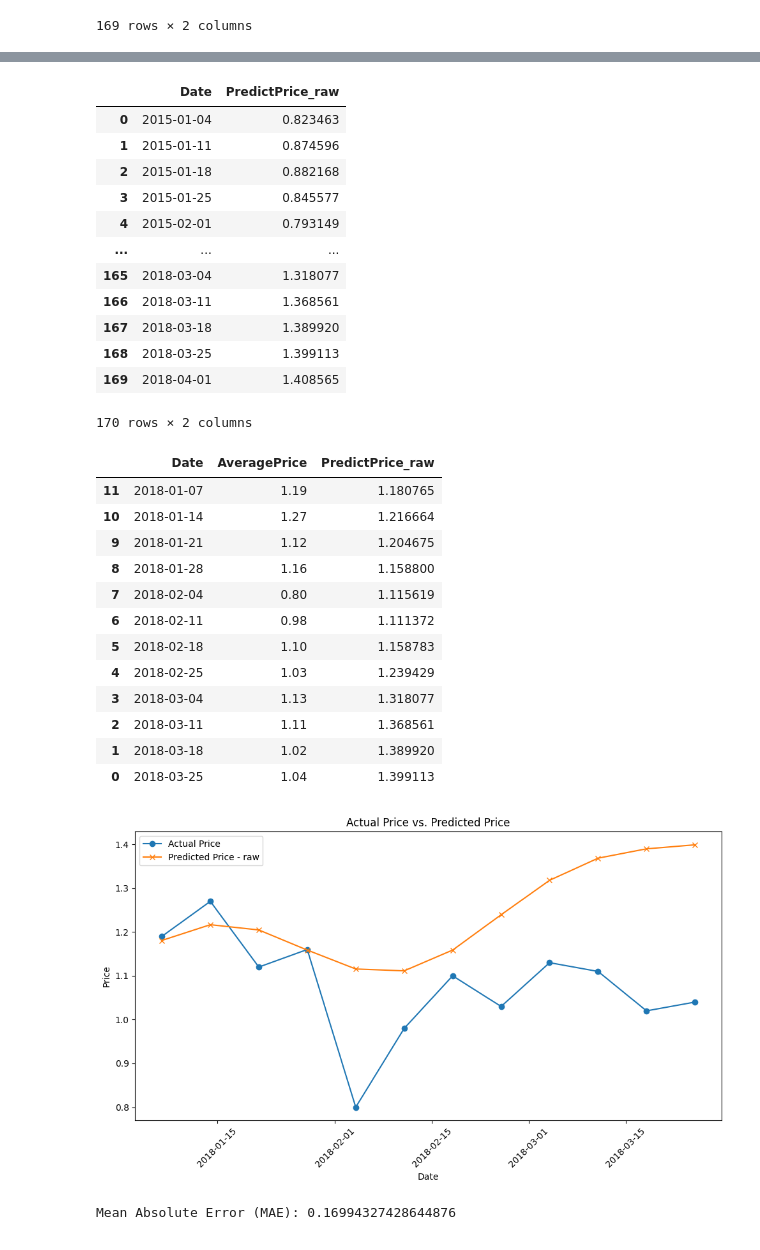
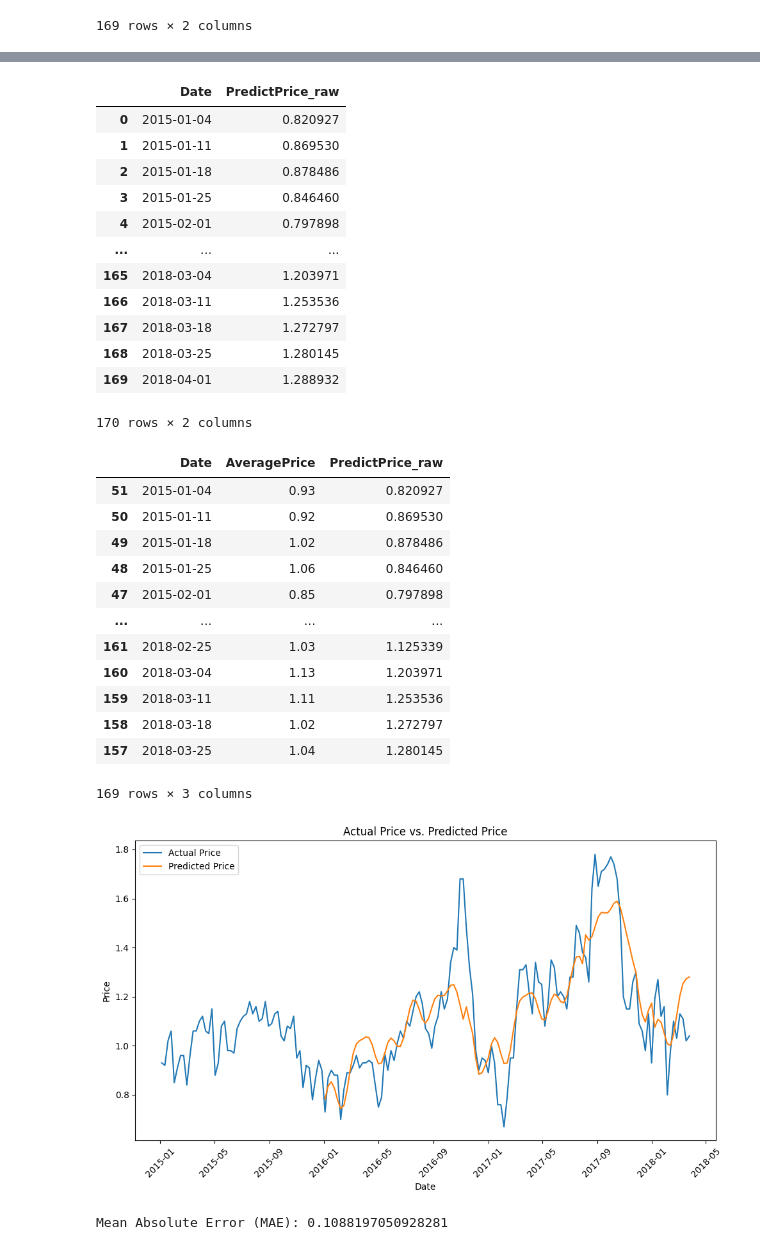
Before and after one commit to dunp7/Avocado-Price-Prediction, a Jupyter notebook: Task_1/prophet-avocado.ipynb, the cells around one changed output, grey strips where cells are left out. Cells and saved outputs as stored; diff of their text form; code cells hidden in the pictures.

```diff
--- a/Task_1/prophet-avocado.ipynb
+++ b/Task_1/prophet-avocado.ipynb
@@ -143,9 +150,17 @@ df_election = pd.DataFrame({
     )
 })
 
+df_tax = pd.DataFrame({
+    'holiday': 'Tax',
+    'ds': pd.date_range(
+        dt.datetime(2017, 8, 1),
+        dt.datetime(2017, 12, 31)
+    )
+})
+
 ## combine holidays
 holidays = pd.concat(
-    [df_noel, df_blkfrd, df_election],
+    [df_noel, df_blkfrd, df_election, df_tax],
     ignore_index=True
 )
 
@@ -317,0 +262,4 @@ model.fit(data_train_raw)
+# %%
+changepoints=['2015-10-25', '2016-02-07', '2016-05-01', '2016-11-06', '2017-02-05', '2017-10-15'] # '2016-12-10'
+model = Prophet(yearly_seasonality = True, seasonality_prior_scale=0.1, holidays=holidays, changepoint_prior_scale=0.01, changepoints=changepoints)
+model.fit(data_train_raw)
@@ -339,55 +291,55 @@ forecast_raw_df.columns = ['Date', 'PredictPrice_raw']
 forecast_raw_df
 # %% [output]
 |  | Date | PredictPrice_raw |
-| 0 | 2015-01-04 | 0.823463 |
-| 1 | 2015-01-11 | 0.874596 |
-| 2 | 2015-01-18 | 0.882168 |
-| 3 | 2015-01-25 | 0.845577 |
-| 4 | 2015-02-01 | 0.793149 |
+| 0 | 2015-01-04 | 0.820927 |
+| 1 | 2015-01-11 | 0.869530 |
+| 2 | 2015-01-18 | 0.878486 |
+| 3 | 2015-01-25 | 0.846460 |
+| 4 | 2015-02-01 | 0.797898 |
 | ... | ... | ... |
-| 165 | 2018-03-04 | 1.318077 |
-| 166 | 2018-03-11 | 1.368561 |
-| 167 | 2018-03-18 | 1.389920 |
-| 168 | 2018-03-25 | 1.399113 |
-| 169 | 2018-04-01 | 1.408565 |
+| 165 | 2018-03-04 | 1.203971 |
+| 166 | 2018-03-11 | 1.253536 |
+| 167 | 2018-03-18 | 1.272797 |
+| 168 | 2018-03-25 | 1.280145 |
+| 169 | 2018-04-01 | 1.288932 |
 170 rows × 2 columns
 # %%
-result_df_raw = pd.merge(data_predict_raw, forecast_raw_df, on='Date', how='left', validate='1:1')
+result_df_raw = pd.merge(df_train_raw, forecast_raw_df, on='Date', how='left', validate='1:1')
 result_df_raw = result_df_raw.sort_values(by='Date', ascending=True)
 result_df_raw
 # %% [output]
 |  | Date | AveragePrice | PredictPrice_raw |
-| 11 | 2018-01-07 | 1.19 | 1.180765 |
-| 10 | 2018-01-14 | 1.27 | 1.216664 |
-| 9 | 2018-01-21 | 1.12 | 1.204675 |
-| 8 | 2018-01-28 | 1.16 | 1.158800 |
-| 7 | 2018-02-04 | 0.80 | 1.115619 |
-| 6 | 2018-02-11 | 0.98 | 1.111372 |
-| 5 | 2018-02-18 | 1.10 | 1.158783 |
-| 4 | 2018-02-25 | 1.03 | 1.239429 |
-| 3 | 2018-03-04 | 1.13 | 1.318077 |
-| 2 | 2018-03-11 | 1.11 | 1.368561 |
-| 1 | 2018-03-18 | 1.02 | 1.389920 |
-| 0 | 2018-03-25 | 1.04 | 1.399113 |
+| 51 | 2015-01-04 | 0.93 | 0.820927 |
+| 50 | 2015-01-11 | 0.92 | 0.869530 |
+| 49 | 2015-01-18 | 1.02 | 0.878486 |
+| 48 | 2015-01-25 | 1.06 | 0.846460 |
+| 47 | 2015-02-01 | 0.85 | 0.797898 |
+| ... | ... | ... | ... |
+| 161 | 2018-02-25 | 1.03 | 1.125339 |
+| 160 | 2018-03-04 | 1.13 | 1.203971 |
+| 159 | 2018-03-11 | 1.11 | 1.253536 |
+| 158 | 2018-03-18 | 1.02 | 1.272797 |
+| 157 | 2018-03-25 | 1.04 | 1.280145 |
+169 rows × 3 columns
 # %%
 plt.figure(figsize=(10, 6))
-plt.plot(result_df_raw['Date'], result_df_raw['AveragePrice'], label='Actual Price', marker='o')
-plt.plot(result_df_raw['Date'], result_df_raw['PredictPrice_raw'], label='Predicted Price - raw', marker='x')
+plt.plot(result_df_raw['Date'], result_df_raw['AveragePrice'], label='Actual Price')
+plt.plot(result_df_raw['Date'][52:], result_df_raw['PredictPrice_raw'][52:], label='Predicted Price')
 plt.xlabel('Date')
 plt.ylabel('Price')
 plt.title('Actual Price vs. Predicted Price')
 plt.legend()
 plt.grid(False)
 plt.xticks(rotation=45)
 plt.tight_layout()
 plt.show()
 # %% [output]
-[figure, old version]
+[figure, new version]
 # %%
-mae = mean_absolute_error(result_df_raw['AveragePrice'], result_df_raw['PredictPrice_raw'])
+mae = mean_absolute_error(result_df_raw['AveragePrice'][52:], result_df_raw['PredictPrice_raw'][52:])
 print("Mean Absolute Error (MAE):", mae)
 # %% [output]
-Mean Absolute Error (MAE): 0.16994327428644876
+Mean Absolute Error (MAE): 0.1088197050928281
 # %%
 model.plot_components(forecast_raw)
 # %% [output]
```
Also changed, not shown: parts of 29 cells of this notebook.
